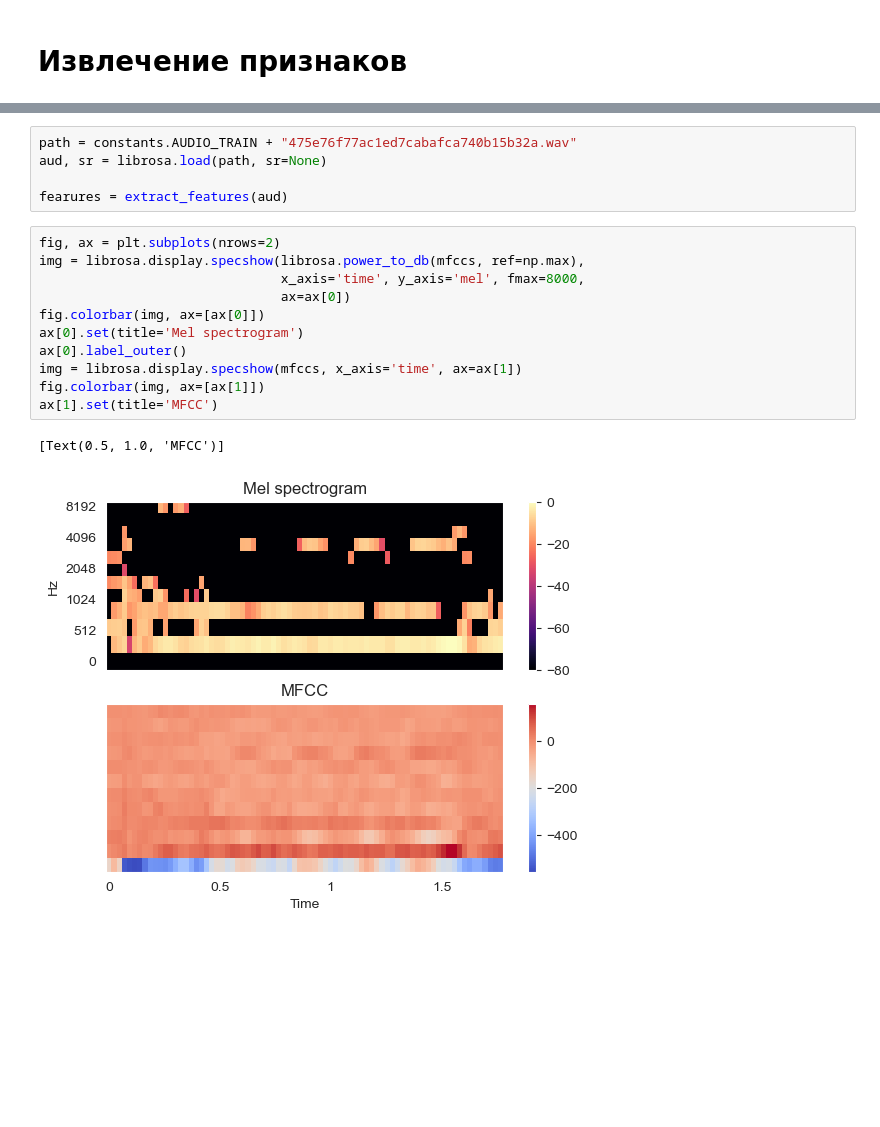
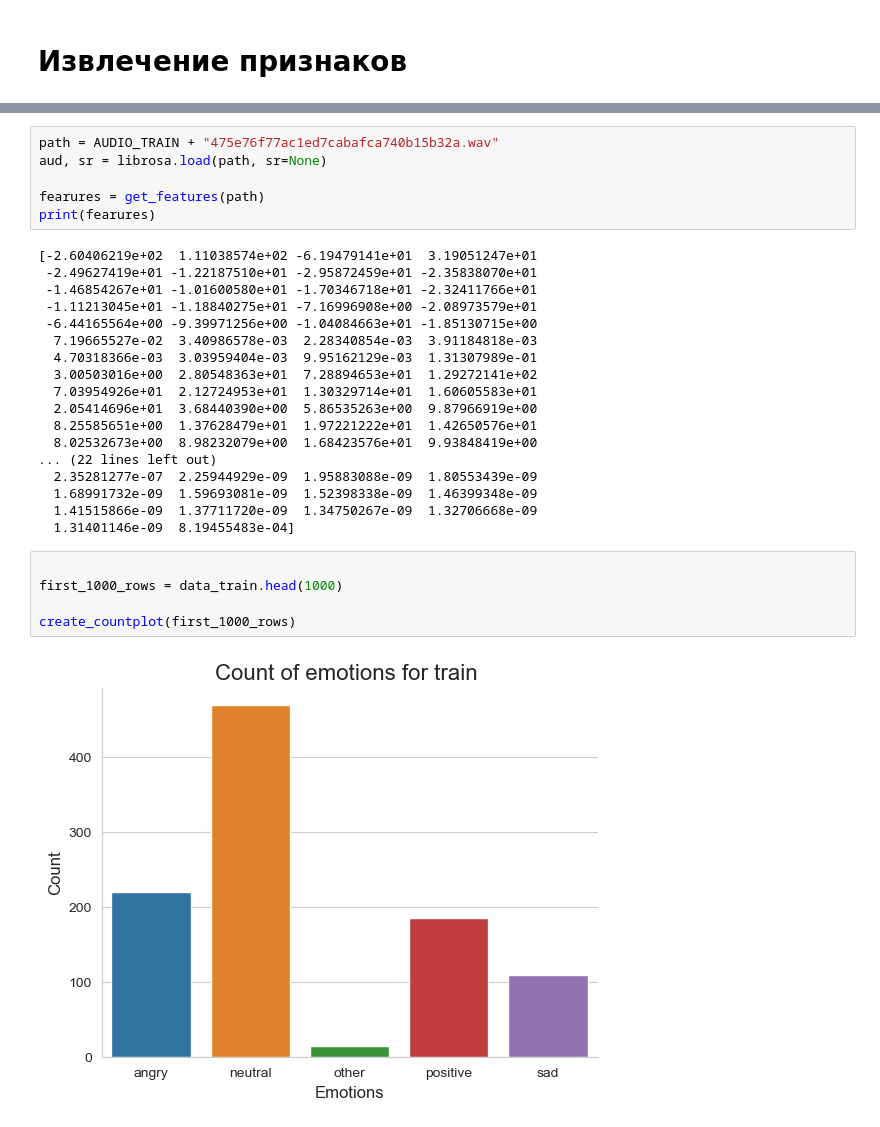
Before and after one commit to SeraphimPentin/SER_fqw, a Jupyter notebook: src/data.ipynb, the cells around one changed output, grey strips where cells are left out. Drawn from its saved outputs; the diff is of its cells as text; blank space fills up the shorter version.

```diff
--- a/src/data.ipynb
+++ b/src/data.ipynb
@@ -141,19 +225,31 @@ def extract_features(data):
 # %%
-path = constants.AUDIO_TRAIN + "475e76f77ac1ed7cabafca740b15b32a.wav"
+path = AUDIO_TRAIN + "475e76f77ac1ed7cabafca740b15b32a.wav"
 aud, sr = librosa.load(path, sr=None)
 
-fearures = extract_features(aud)
+fearures = get_features(path)
+print(fearures)
+# %% [output]
+[-2.60406219e+02  1.11038574e+02 -6.19479141e+01  3.19051247e+01
+ -2.49627419e+01 -1.22187510e+01 -2.95872459e+01 -2.35838070e+01
+ -1.46854267e+01 -1.01600580e+01 -1.70346718e+01 -2.32411766e+01
+ -1.11213045e+01 -1.18840275e+01 -7.16996908e+00 -2.08973579e+01
+ -6.44165564e+00 -9.39971256e+00 -1.04084663e+01 -1.85130715e+00
+  7.19665527e-02  3.40986578e-03  2.28340854e-03  3.91184818e-03
+  4.70318366e-03  3.03959404e-03  9.95162129e-03  1.31307989e-01
+  3.00503016e+00  2.80548363e+01  7.28894653e+01  1.29272141e+02
+  7.03954926e+01  2.12724953e+01  1.30329714e+01  1.60605583e+01
+  2.05414696e+01  3.68440390e+00  5.86535263e+00  9.87966919e+00
+  8.25585651e+00  1.37628479e+01  1.97221222e+01  1.42650576e+01
+  8.02532673e+00  8.98232079e+00  1.68423576e+01  9.93848419e+00
+... (22 lines left out)
+  2.35281277e-07  2.25944929e-09  1.95883088e-09  1.80553439e-09
+  1.68991732e-09  1.59693081e-09  1.52398338e-09  1.46399348e-09
+  1.41515866e-09  1.37711720e-09  1.34750267e-09  1.32706668e-09
+  1.31401146e-09  8.19455483e-04]
-# %%
-fig, ax = plt.subplots(nrows=2)
-img = librosa.display.specshow(librosa.power_to_db(mfccs, ref=np.max),
-                               x_axis='time', y_axis='mel', fmax=8000,
-                               ax=ax[0])
-fig.colorbar(img, ax=[ax[0]])
-ax[0].set(title='Mel spectrogram')
-ax[0].label_outer()
-img = librosa.display.specshow(mfccs, x_axis='time', ax=ax[1])
-fig.colorbar(img, ax=[ax[1]])
-ax[1].set(title='MFCC')
-# %% [output]
-[Text(0.5, 1.0, 'MFCC')]
-[figure, removed]
+# %%
+
+first_1000_rows = data_train.head(1000)
+
+create_countplot(first_1000_rows)
+# %% [output]
+[figure, added]
```
Also changed, not shown: parts of 23 cells of this notebook, 1 other file.
